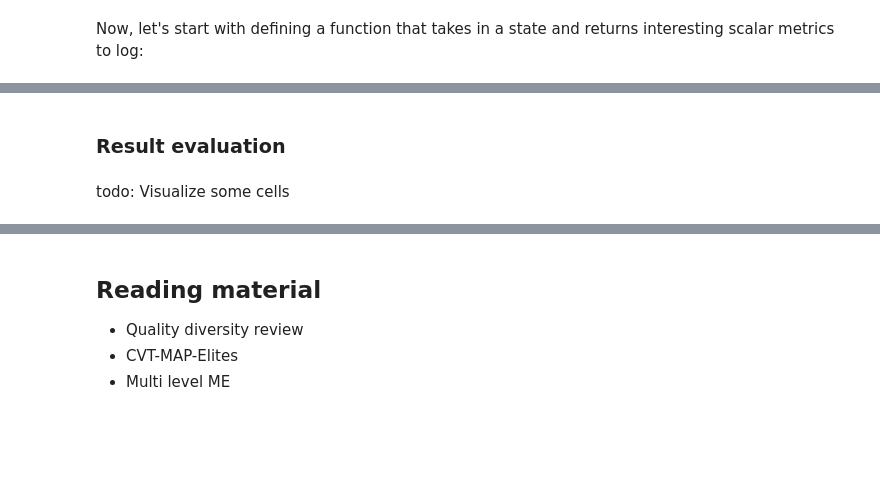
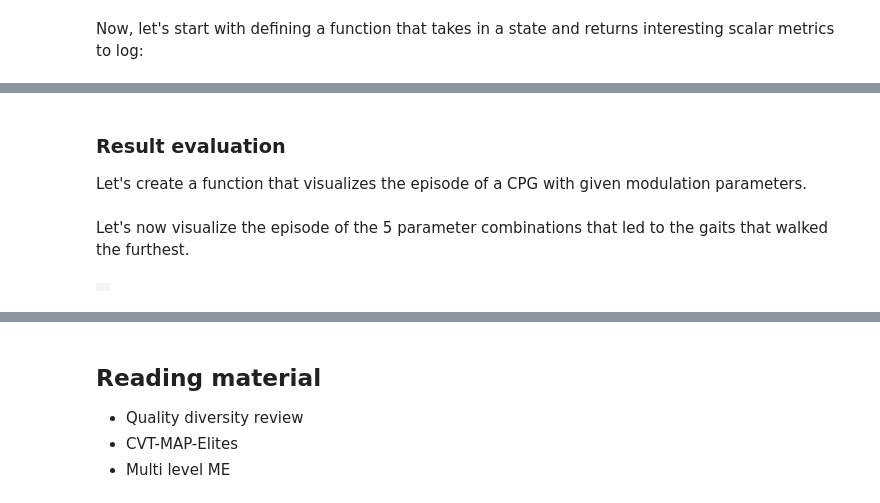
Before and after one commit to Co-Evolve/SEL3-2024, a Jupyter notebook: tutorials/brb_brittle_star_quality_diversity_tutorial.ipynb, the cells around one changed output, grey strips where cells are left out. Cells and saved outputs as stored; diff of their text form; code cells hidden in the pictures; blank space fills up the shorter version.

```diff
--- a/tutorials/brb_brittle_star_quality_diversity_tutorial.ipynb
+++ b/tutorials/brb_brittle_star_quality_diversity_tutorial.ipynb
@@ -263,7 +277,7 @@ morphology_specification = default_brittle_star_morphology_specification(
         num_arms=5, num_segments_per_arm=3, use_p_control=True, use_torque_control=False
         )
 arena_configuration = AquariumArenaConfiguration(
-        size=(10, 10), sand_ground_color=False, attach_target=False, wall_height=1.5, wall_thickness=0.1
+        size=(3, 3), sand_ground_color=False, attach_target=False, wall_height=1.5, wall_thickness=0.1
         )
 environment_configuration = BrittleStarUndirectedLocomotionEnvironmentConfiguration(
         joint_randomization_noise_scale=0.0,
@@ -819,7 +801,9 @@ def create_fitness_archive_heatmap(
         iteration: int
         ) -> np.ndarray:
     data = np.array(state.fitness_archive).T
-    ax = sns.heatmap(data, cmap="coolwarm")  # transpose so that we have YX position
+    data = np.where(data == -np.inf, np.nan, data)
+
+    ax = sns.heatmap(data, cmap="coolwarm")  # transpose so that we have Y position on the Y axis and X position on the X axis
     ax.invert_yaxis()
     plt.xlabel("X position")
     plt.ylabel("Y position")
@@ -837,6 +821,8 @@ def create_fitness_archive_heatmap(
 
     image = np.array(Image.open(buf))
     buf.close()
+    plt.close()
+
     return image
 # %% [markdown]
 Now we can implement our final optimisation loop and include logging to wandb! The next code cell might require you to login (just follow the steps). To see the logging dashboard, just click on the generated link!
@@ -850,8 +837,8 @@ wandb.init(
 rng, reset_rng = jax.random.split(rng, 2)
 state = map_elites.reset(rng=reset_rng)
 
-num_parallel_evaluations = 128
-num_iterations = 300
+num_parallel_evaluations = 512
+num_iterations = 100
 
 for iteration in tqdm.tqdm(range(num_iterations), desc="Filling archive"):
     rng, *sub_rngs = jax.random.split(key=rng, num=num_parallel_evaluations + 1)
@@ -861,7 +848,7 @@ for iteration in tqdm.tqdm(range(num_iterations), desc="Filling archive"):
     metrics = get_scalar_metrics(state)
     wandb.log(data=metrics, step=iteration)
 
-    if iteration % 10 == 0:
+    if iteration % 10 == 0 or iteration == num_iterations - 1:
         heatmap = create_fitness_archive_heatmap(state=state, iteration=iteration)
         image = wandb.Image(heatmap)
         wandb.log({"heatmap": image}, step=iteration)
@@ -873,7 +864,40 @@ KeyboardInterrupt:
 # %% [markdown]
 ### Result evaluation
+Let's create a function that visualizes the episode of a CPG with given modulation parameters.
-# %% [markdown]
-todo: Visualize some cells
+# %%
+def visualize_episode(rng: chex.PRNGKey, modulation_parameters: jnp.ndarray) -> None:
+    env_rng, cpg_rng, = jax.random.split(rng, 2)
+    env_state = env_reset_fn(env_rng)
+    cpg_state = cpg.reset(cpg_rng)
+
+    cpg_state = modulate_cpg(cpg_state=cpg_state, parameters=modulation_parameters)
+
+    frames = []
+    while not(env_state.terminated | env_state.truncated):
+        actions = map_cpg_outputs_to_actions(cpg_state=cpg_state)
+        actions = jnp.clip(a=actions, a_min=env.action_space.low, a_max=env.action_space.high)
+
+        env_state = env_step_fn(state=env_state, action=actions)
+        cpg_state = cpg.step(state=cpg_state)
+
+        frame = post_render(env.render(state=env_state), environment_configuration=environment_configuration)
+        frames.append(frame)
+
+    show_video(images=frames)
+# %% [markdown]
+Let's now visualize the episode of the 5 parameter combinations that led to the gaits that walked the furthest.
+# %%
+descriptors = state.descriptor_archive.reshape((-1, 2))
+parameters = state.parameter_archive.reshape((-1, len(PARAMETERS_LOW)))
+distances = jnp.linalg.norm(descriptors, axis=-1)
+sorted_indices = jnp.argsort(distances)[::-1]
+
+for i in range(5):
+    parameters = parameters[sorted_indices[i]]
+    rng, vis_rng = jax.random.split(rng, 2)
+    visualize_episode(rng=vis_rng, modulation_parameters=parameters)
+# %% [output]
+|  |
 # %%
 env.close()
 # %% [markdown]
```
Also changed, not shown: parts of 13 cells of this notebook.
